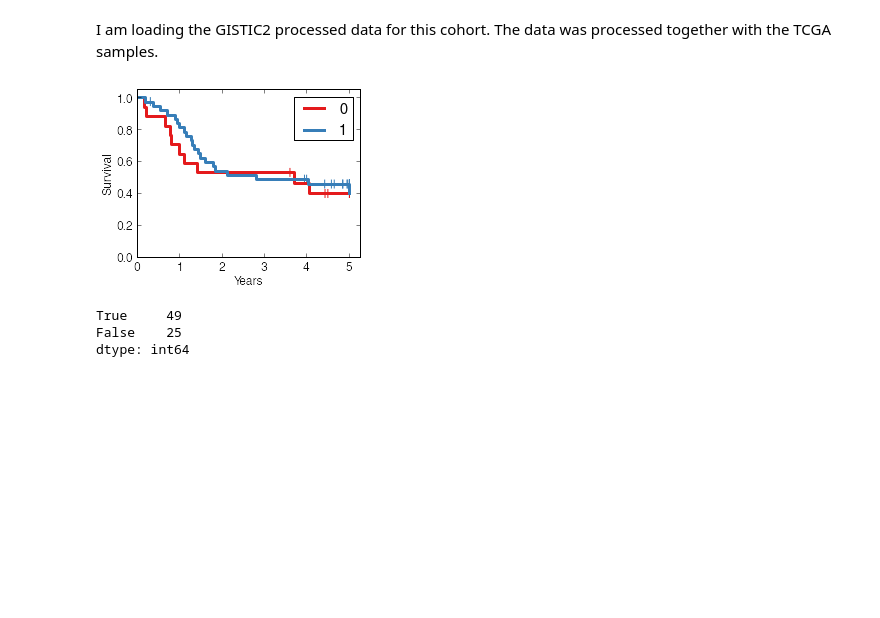
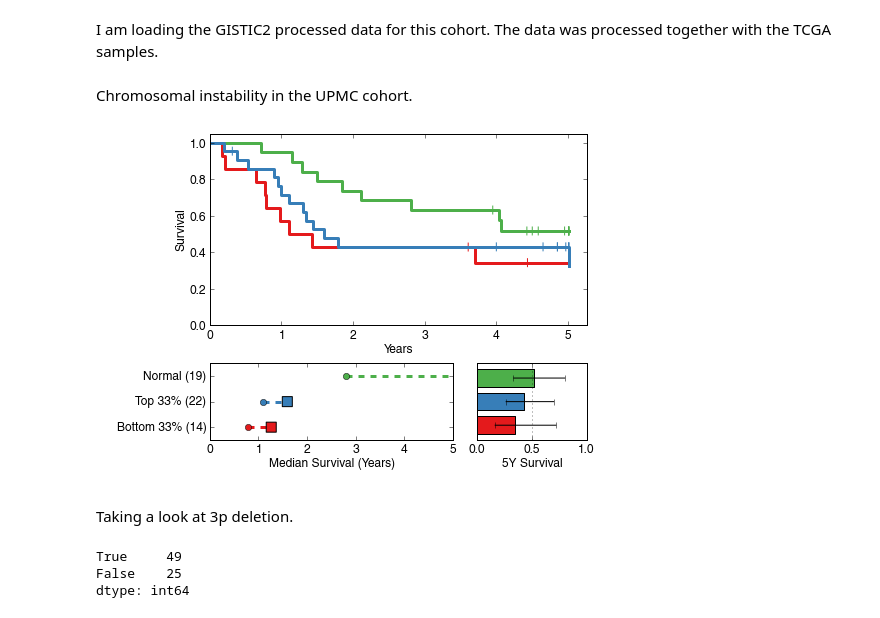
Before and after one commit to theandygross/TCGA, a Jupyter notebook: Analysis_Notebooks/UPMC_cohort.ipynb, the cells around one changed output. Drawn from its saved outputs; the diff is of its cells as text; code cells hidden in the pictures; blank space fills up the shorter version.

```diff
--- a/Analysis_Notebooks/UPMC_cohort.ipynb
+++ b/Analysis_Notebooks/UPMC_cohort.ipynb
@@ -333,9 +302,13 @@ pct_del = (cn_upmc < 0).sum() / (1.*len(cn_upmc))
 pct_amp = (cn_upmc > 0).sum() / (1.*len(cn_upmc))
 pct_altered = pct_amp + pct_del
 pct_altered.name = 'CIN_pct_altered'
+# %% [markdown]
+Chromosomal instability in the UPMC cohort.
 # %%
-draw_survival_curves(to_quants(pct_altered, q=.5), surv)
+survival_and_stats(to_quants(pct_altered, q=.33, labels=True), surv)
 # %% [output]
-[figure, old version]
+[figure, new version]
+# %% [markdown]
+Taking a look at 3p deletion.
 # %%
 del_3p = cn_upmc.xs('3p14.2',0,1).median().ix[true_index(clin.HPV=='Negative')].dropna() < 0
```
Also changed, not shown: parts of 56 cells of this notebook.
